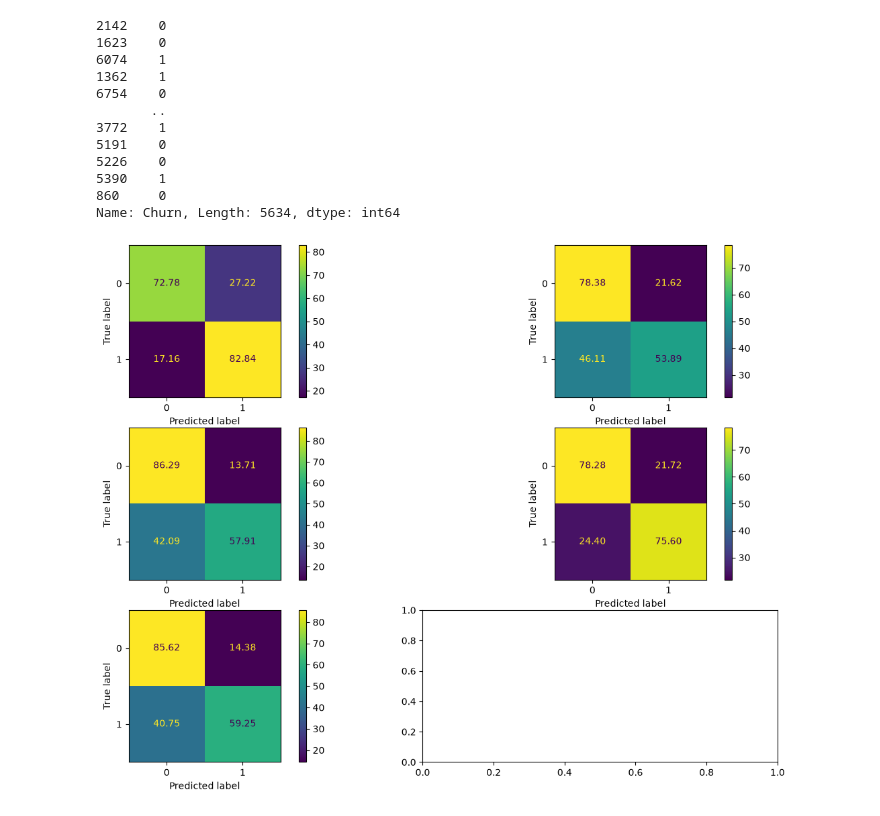
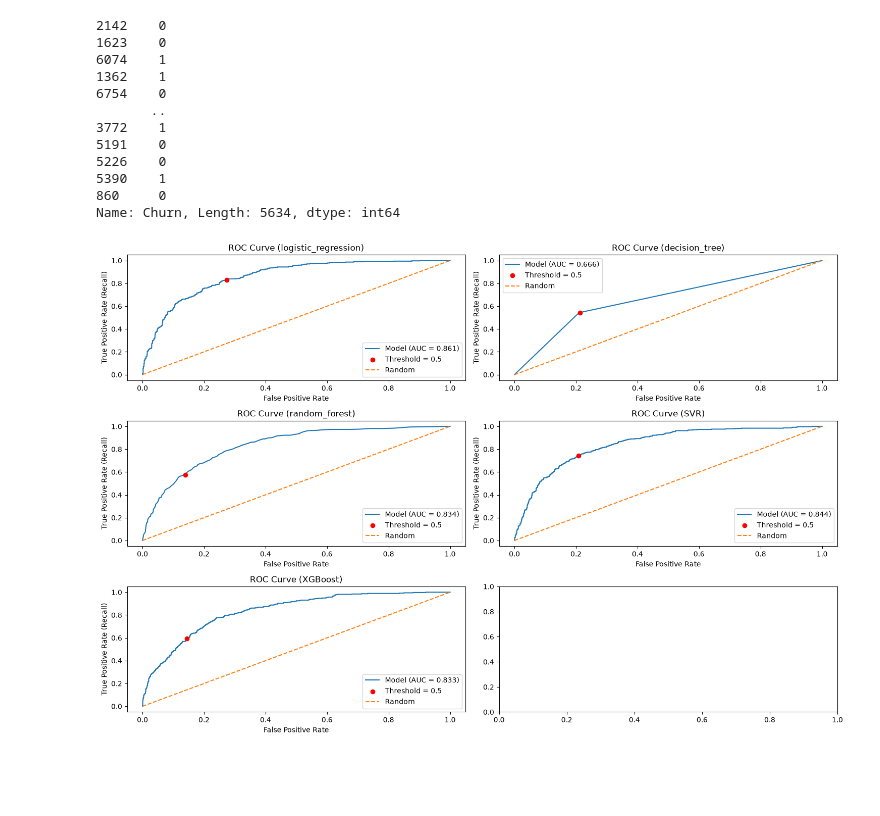
Before and after one commit to reda-guemry/telco-customer-segmentation-churn, a Jupyter notebook: notebooks/classification_churn.ipynb, the cells around one changed output. Saved outputs shown, nothing was run; the diff lists cells and outputs as text; code cells hidden in the pictures; blank space fills up the shorter version.

```diff
--- a/notebooks/classification_churn.ipynb
+++ b/notebooks/classification_churn.ipynb
@@ -76,31 +55,3 @@ models = {
-# %%
-models = {
-    'logistic_regression' : Pipeline([
-        ('preprocessor', preprocessor),
-        ('smote' , SMOTE(random_state=42)),
-        ('classifier', LogisticRegression())
-    ]),
-    'decision_tree' : Pipeline([
-        ('preprocessor', preprocessor),
-        ('smote' , SMOTE(random_state=42)),
-        ('classifier', DecisionTreeClassifier())
-    ]),
-    'random_forest' : Pipeline([
-        ('preprocessor', preprocessor),
-        ('smote' , SMOTE(random_state=42)),
-        ('classifier', RandomForestClassifier())
-    ]),
-    'SVR' : Pipeline([
-        ('preprocessor', preprocessor),
-        ('smote' , SMOTE(random_state=42)),
-        ('classifier', SVC(probability=True))
-    ]),
-    'XGBoost' : Pipeline([
-        ('preprocessor', preprocessor),
-        ('smote' , SMOTE(random_state=42)),
-        ('classifier', XGBClassifier())
-    ])
-}
 # %%
 X = df.drop(columns=['Churn'])
 Y = df['Churn'].map({'No': 0, 'Yes': 1})
@@ -124,29 +75,33 @@ Name: Churn, Length: 5634, dtype: int64
 # %%
 result = []
 fig , axes = plt.subplots(3 , 2 , figsize=(15, 10))
 for ax ,  (name , model) in zip(axes.flat , models.items()) :
     model.fit(X_train , y_train)
     y_pred = model.predict(X_test)
     y_pred_proba = model.predict_proba(X_test)[:, 1]
+    thresholds = np.linspace(0, 1, 100)
 
-    confusion_matrix_plot(y_pred , y_test , ax)
+    # confusion_matrix_plot(y_pred , y_test , ax)
+    roc_auc_plot(y_test , y_pred_proba , name , ax)
 
     scores = classification_report(y_test , y_pred, output_dict=True)
 
     # print(pd.DataFrame(scores))
     # break
 
     roc_auc = roc_auc_score(y_test , y_pred_proba)
     result.append({
         "model": name,
         "accuracy": scores["accuracy"],
         "precision": scores['1']["precision"],
         "recall": scores["1"]["recall"],
         "f1_score": scores["1"]["f1-score"] ,
         "roc_auc": roc_auc,
     })
+
+plt.tight_layout()
 # %% [output]
-[figure, old version]
+[figure, new version]
 # %%
 result_df = pd.DataFrame(
     result ,
```
Also changed, not shown: parts of 4 cells of this notebook, 3 other files.
